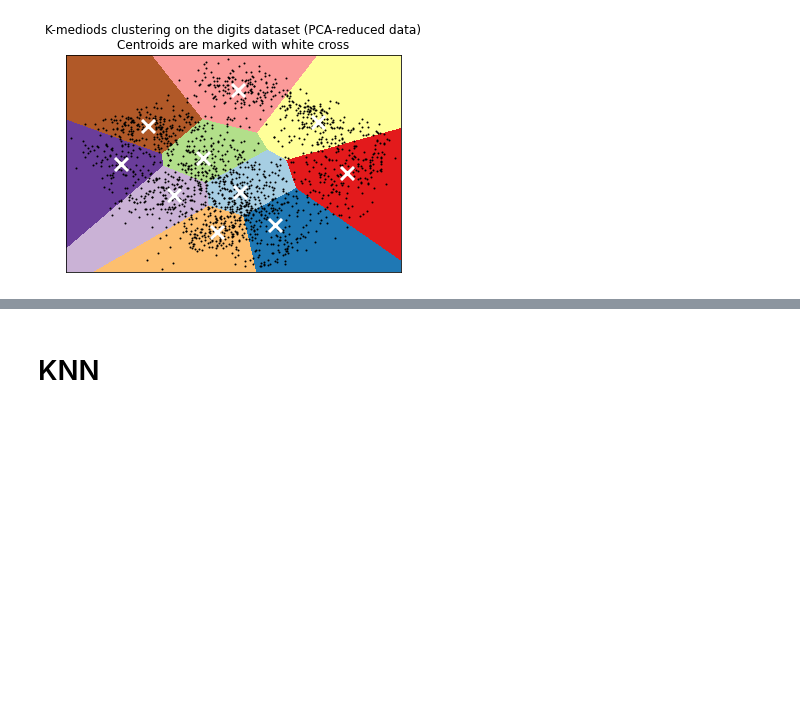
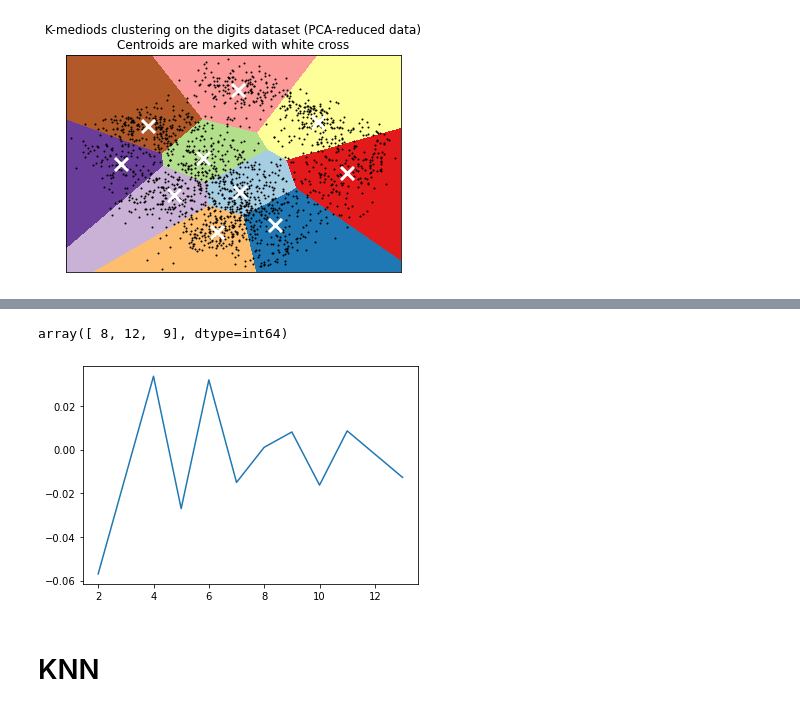
Before and after one commit to mjost5v/cs403-demo-notebooks, a Jupyter notebook: Clustering.ipynb, the cells around one changed output, grey strips where cells are left out. Cells and saved outputs as stored; diff of their text form; code cells hidden in the pictures; blank space fills up the shorter version.

```diff
--- a/Clustering.ipynb
+++ b/Clustering.ipynb
@@ -171,3 +220,10 @@ plt.yticks(())
+# %%
+x, ddy = second_derivative(k_values, silhouette_values)
+sns.lineplot(x=x, y=ddy)
+np.abs(ddy).argsort()[:3] + 2
+# %% [output]
+array([ 8, 12,  9], dtype=int64)
+[figure, added]
 # %% [markdown]
 # KNN
 # %%
```
Also changed, not shown: parts of 30 cells of this notebook.
